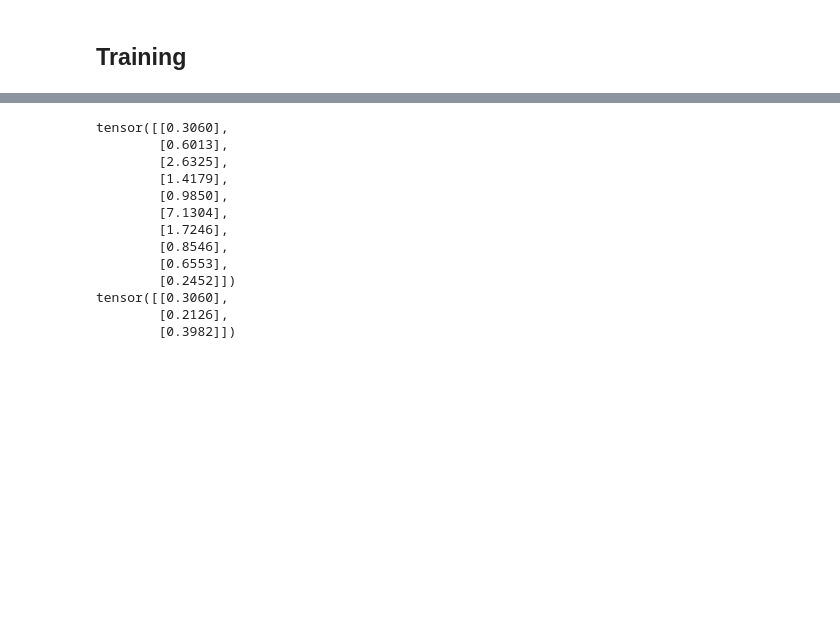
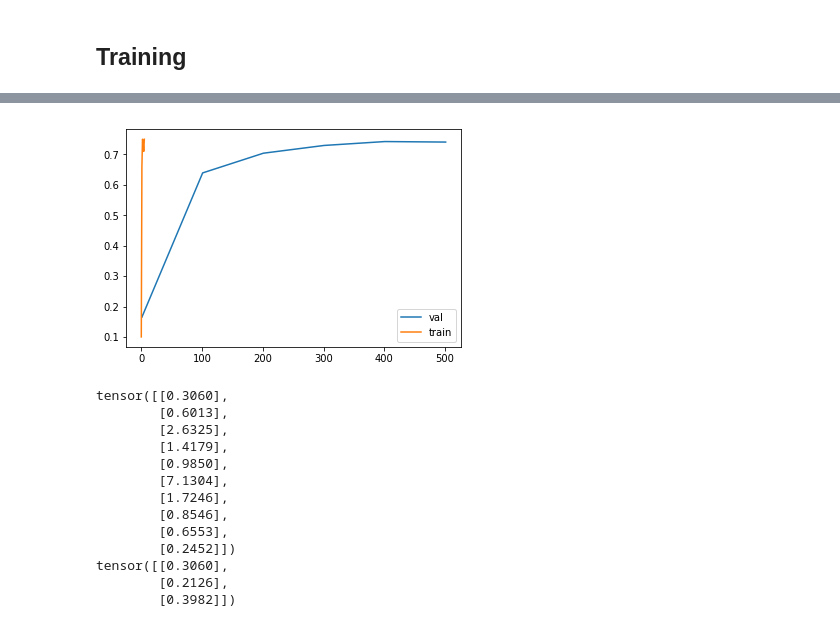
Before and after one commit to ALMerrill/cs474_labs_f2019, a Jupyter notebook: DL_Lab3.ipynb, the cells around one changed output, grey strips where cells are left out. Cells and saved outputs as stored; diff of their text form; code cells hidden in the pictures; blank space fills up the shorter version.

```diff
--- a/DL_Lab3.ipynb
+++ b/DL_Lab3.ipynb
@@ -151,14 +167,15 @@ class ConvNetwork(nn.Module):
     dim2 = 25
     dim3 = 40
     image_size = (28,28)
+    init = uniform
     self.net = nn.Sequential(
-        Conv2d(c, dim1, (3,3), padding=(1,1), initialization=uniform),
+        Conv2d(c, dim1, (3,3), padding=(1,1), initialization=init),
         nn.ReLU(),
-        Conv2d(dim1, dim2, (3,3), padding=(1,1), initialization=uniform),
+        Conv2d(dim1, dim2, (3,3), padding=(1,1), initialization=init),
         nn.ReLU(),
-        Conv2d(dim2, dim3, (3,3), padding=(1,1), initialization=uniform),
+        Conv2d(dim2, dim3, (3,3), padding=(1,1), initialization=init),
         nn.ReLU(),
-        Conv2d(dim3, output, (28,28), padding=(0,0), initialization=uniform)
+        Conv2d(dim3, output, (28,28), padding=(0,0), initialization=init)
     )
 
   def forward(self, x):
@@ -186,24 +203,27 @@ train_dataset = FashionMNISTProcessedDataset('/tmp/fashionmnist', train=True)
 val_dataset = FashionMNISTProcessedDataset('/tmp/fashionmnist', train=False)
 model = ConvNetwork(train_dataset)
 model = model.cuda()
-objective = nn.CrossEntropyLoss()
-optimizer = optim.Adam(model.parameters(), lr=1e-4)
+objective = CrossEntropyLoss()
+optimizer = optim.Adam(model.parameters(), lr=1e-3)
 
 train_loader = DataLoader(train_dataset,
-                         batch_size=20,
+                         batch_size=100,
                          pin_memory=True)
 val_loader = DataLoader(val_dataset,
-                       batch_size=20,
+                       batch_size=100,
                        pin_memory=True)
 
 data_loaders = {'train': train_loader, 'val': val_loader}
 
 losses = []
 validations = []
+train_acc = []
+val_acc = []
 # %% [markdown]
 ## Training
 # %%
-EPOCHS = 500
+EPOCHS = 1
+
 
 
 for epoch in range(EPOCHS):
@@ -218,22 +238,25 @@ for epoch in range(EPOCHS):
     loss.backward()
 
     losses.append(loss.item())
-    accuracy = (y_hat.argmax(1) == y_truth).float().mean()
+    acc = (y_hat.argmax(1) == y_truth).float().mean()
+    train_acc.append(acc)
     #### Just plot the accuracy of each batch? Or running accuracy? Or something else?
 
 
     loop.set_description('epoch: {}, loss: {:.4f}, accuracy: {:.3f}'
-                         .format(epoch, loss, accuracy))
+                         .format(epoch, loss, acc))
     loop.update(1)
 
     optimizer.step()
 
     if batch % 100 == 0:
+
+      y_hat_val = np.mean([(model(x.cuda()).argmax(1) == y_truth.cuda()).float().mean().item() for x, y_truth in val_loader])
+      val_acc.append((len(losses), y_hat_val))
       val = np.mean([objective(model(x.cuda()), y.cuda()).item()
                      for x, y in val_loader])
       validations.append((len(losses), val))
   loop.close()
-  break
 
 a, b = zip(*validations)
 plt.plot(losses, label='train')
@@ -245,3 +317,11 @@ plt.show()
+# %%
+a, b = zip(*val_acc)
+plt.plot(a,b, label='val')
+plt.plot(train_acc, label='train')
+plt.legend()
+plt.show()
+# %% [output]
+[figure, added]
 # %%
 # model = ConvNetwork(train_dataset)
 # model.net[0].weight.data.uniform_(-1,1)
```
Also changed, not shown: parts of 4 cells of this notebook.
